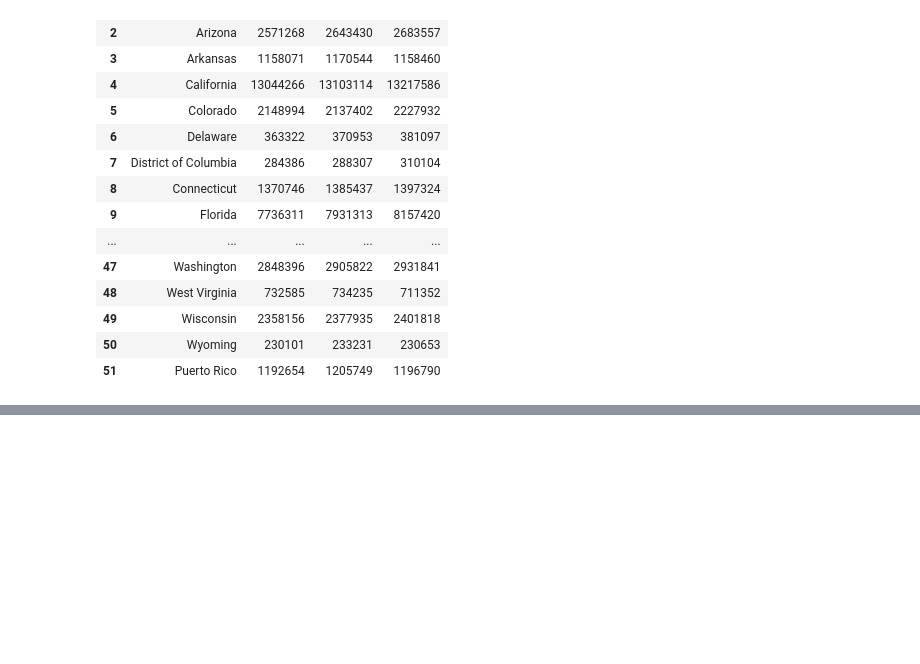
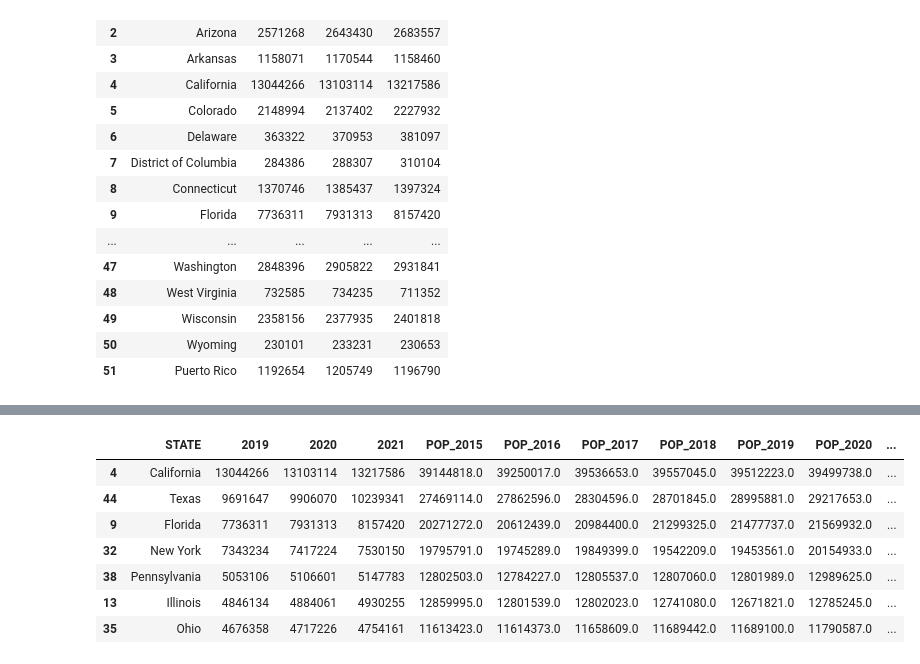
Before and after one commit to megangoode3/Group_Project_1, a Jupyter notebook: MG/EARNINGS IN THE PAST 12 MONTHS FOR HOUSEHOLDS.ipynb, the cells around one changed output, grey strips where cells are left out. Drawn from its saved outputs; the diff is of its cells as text; code cells hidden in the pictures; blank space fills up the shorter version.

```diff
--- a/MG/EARNINGS IN THE PAST 12 MONTHS FOR HOUSEHOLDS.ipynb
+++ b/MG/EARNINGS IN THE PAST 12 MONTHS FOR HOUSEHOLDS.ipynb
@@ -182,0 +274,13 @@ earnings_2
+# %%
+# create a dataframe for the top 7 states with the highest average earnings
+top_7_earnings = pop_earnings_df.sort_values(by=["Average Earnings"], ascending=False).head(7)
+top_7_earnings
+# %% [output]
+|  | STATE | 2019 | 2020 | 2021 | POP_2015 | POP_2016 | POP_2017 | POP_2018 | POP_2019 | POP_2020 | ... |
+| 4 | California | 13044266 | 13103114 | 13217586 | 39144818.0 | 39250017.0 | 39536653.0 | 39557045.0 | 39512223.0 | 39499738.0 | ... |
+| 44 | Texas | 9691647 | 9906070 | 10239341 | 27469114.0 | 27862596.0 | 28304596.0 | 28701845.0 | 28995881.0 | 29217653.0 | ... |
+| 9 | Florida | 7736311 | 7931313 | 8157420 | 20271272.0 | 20612439.0 | 20984400.0 | 21299325.0 | 21477737.0 | 21569932.0 | ... |
+| 32 | New York | 7343234 | 7417224 | 7530150 | 19795791.0 | 19745289.0 | 19849399.0 | 19542209.0 | 19453561.0 | 20154933.0 | ... |
+| 38 | Pennsylvania | 5053106 | 5106601 | 5147783 | 12802503.0 | 12784227.0 | 12805537.0 | 12807060.0 | 12801989.0 | 12989625.0 | ... |
+| 13 | Illinois | 4846134 | 4884061 | 4930255 | 12859995.0 | 12801539.0 | 12802023.0 | 12741080.0 | 12671821.0 | 12785245.0 | ... |
+| 35 | Ohio | 4676358 | 4717226 | 4754161 | 11613423.0 | 11614373.0 | 11658609.0 | 11689442.0 | 11689100.0 | 11790587.0 | ... |
```
Also changed, not shown: parts of 8 cells of this notebook.
